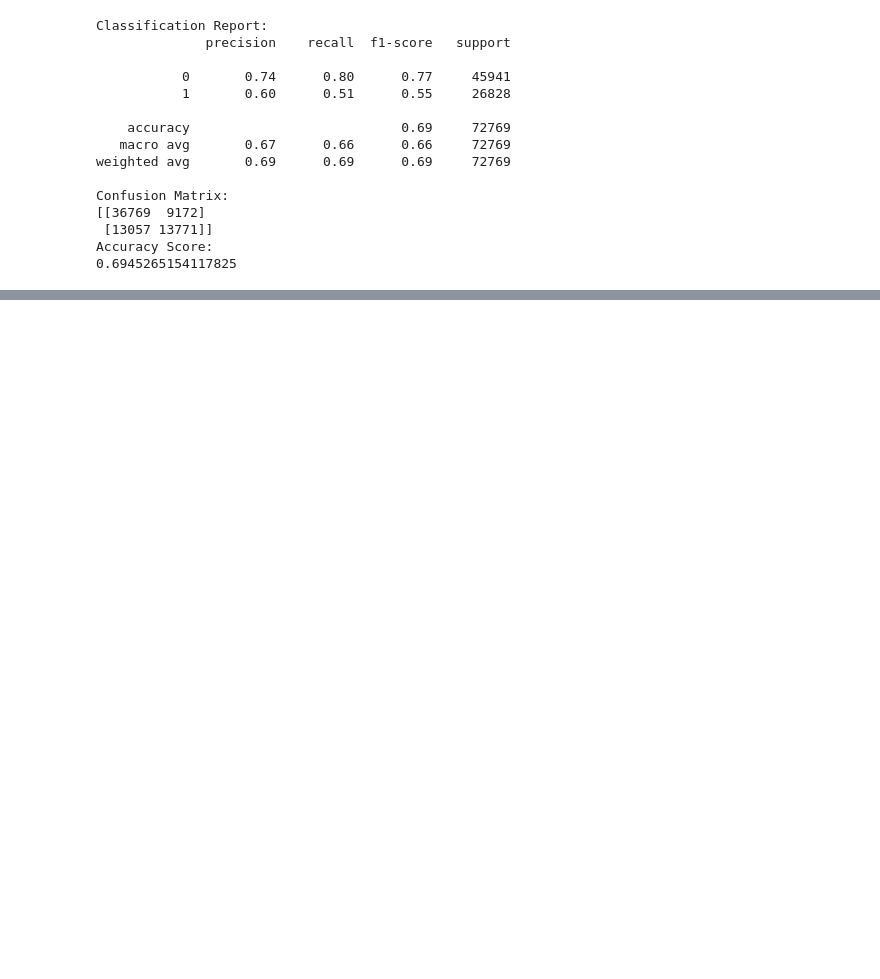
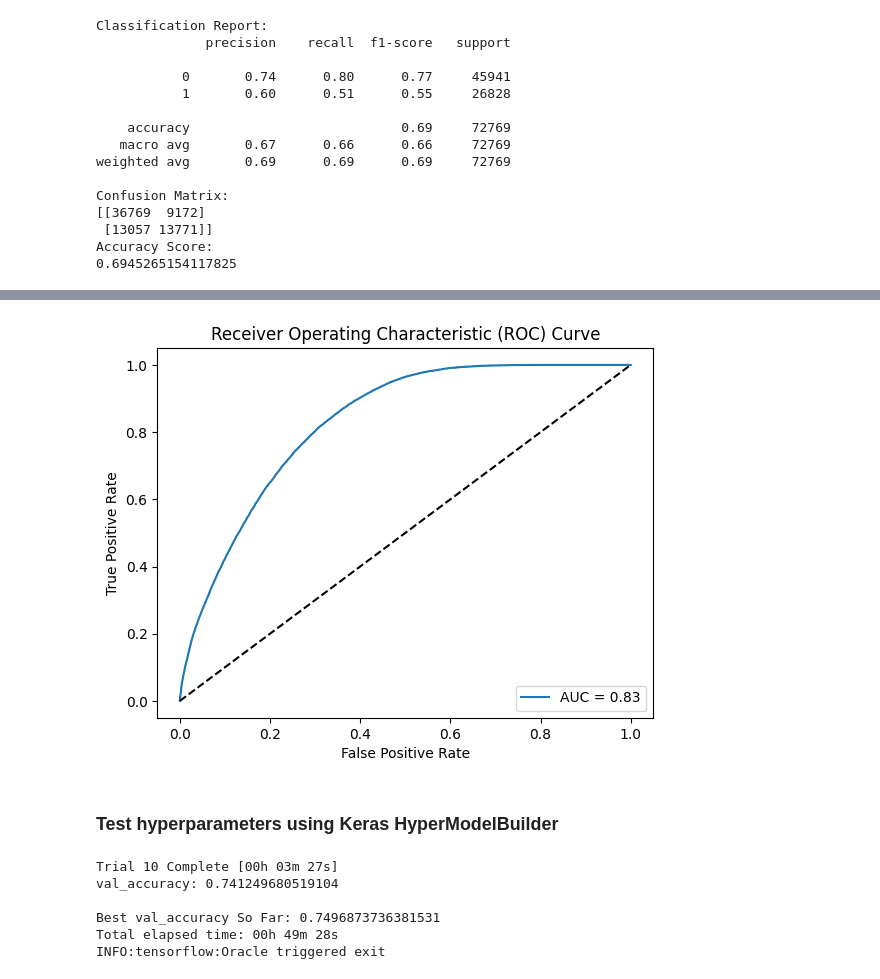
Before and after one commit to Brittanysacha/Mini-Project-V, a Jupyter notebook: mini_project_V.ipynb, the cells around one changed output, grey strips where cells are left out. Saved outputs shown, nothing was run; the diff lists cells and outputs as text; code cells hidden in the pictures; blank space fills up the shorter version.

```diff
--- a/mini_project_V.ipynb
+++ b/mini_project_V.ipynb
@@ -800,0 +774,77 @@ print(classification_report(y_test, y_pred))
+# %%
+# Calculate the false positive rate (FPR) and true positive rate (TPR)
+fpr, tpr, thresholds = roc_curve(y_test, y_pred)
+
+# Calculate the Area Under the Curve (AUC)
+roc_auc = auc(fpr, tpr)
+
+# Plot the ROC curve
+plt.figure()
+plt.plot(fpr, tpr, label=f'AUC = {roc_auc:.2f}')
+plt.plot([0, 1], [0, 1], 'k--')
+plt.xlabel('False Positive Rate')
+plt.ylabel('True Positive Rate')
+plt.title('Receiver Operating Characteristic (ROC) Curve')
+plt.legend(loc='lower right')
+plt.show()
+# %% [output]
+[figure, added]
+# %% [markdown]
+### Test hyperparameters using Keras HyperModelBuilder
+# %%
+from tensorflow.keras.models import Sequential
+from tensorflow.keras.layers import Dense
+from tensorflow.keras.optimizers import Adam
+from keras_tuner import HyperModel, RandomSearch
+from sklearn.model_selection import train_test_split
+from sklearn.preprocessing import StandardScaler
+
+# Define the HyperModelBuilder class
+class HyperModelBuilder(HyperModel):
+
+    def __init__(self, X_train, y_train):
+        self.X_train = X_train
+        self.y_train = y_train
+
+    # Build method to construct and compile the neural network
+    def build(self, hp):
+        model = Sequential()
+        model.add(Dense(units=hp.Int('input_units', min_value=64, max_value=256, step=32),
+                        activation='relu', input_dim=self.X_train.shape[1]))
+        model.add(Dense(units=hp.Int('hidden_units', min_value=32, max_value=128, step=32), activation='relu'))
+        model.add(Dense(units=1, activation='sigmoid'))
+
+        model.compile(optimizer=Adam(hp.Choice('learning_rate', values=[1e-2, 1e-3, 1e-4])),
+                      loss='binary_crossentropy', metrics=['accuracy'])
+
+        return model
+
+# Standardize the features
+scaler = StandardScaler()
+features_scaled = scaler.fit_transform(features)
+
+# Split the data into train and test sets
+X_train, X_test, y_train, y_test = train_test_split(features_scaled, target, test_size=0.2, random_state=42)
+
+# Instantiate the HyperModelBuilder class
+hypermodel = HyperModelBuilder(X_train, y_train)
+
+# Set up the tuner using the RandomSearch algorithm
+tuner = RandomSearch(
+    hypermodel,
+    objective='val_accuracy',
+    max_trials=10,
+    executions_per_trial=1,
+    directory='random_search',
+    project_name='quora_questions'
+)
+
+# Start the hyperparameter search
+tuner.search(X_train, y_train, epochs=10, validation_data=(X_test, y_test), verbose=1)
+# %% [output]
+Trial 10 Complete [00h 03m 27s]
+val_accuracy: 0.741249680519104
+
+Best val_accuracy So Far: 0.7496873736381531
+Total elapsed time: 00h 49m 28s
+INFO:tensorflow:Oracle triggered exit
```
Also changed, not shown: parts of 70 cells of this notebook, 1 other file.
